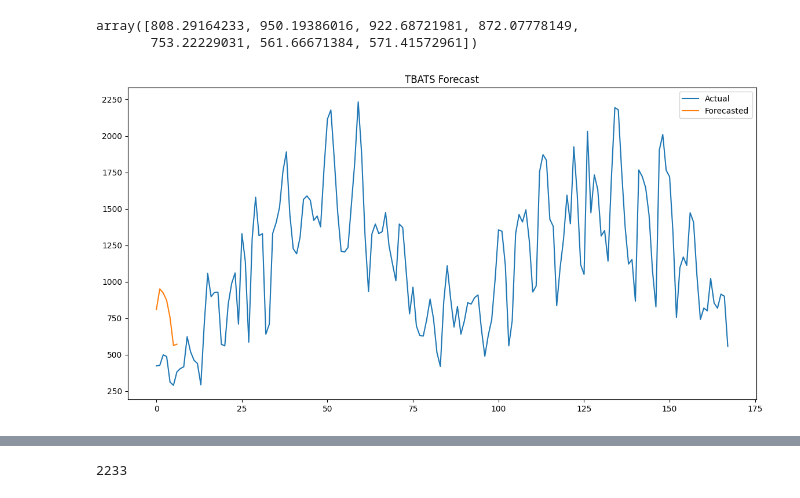
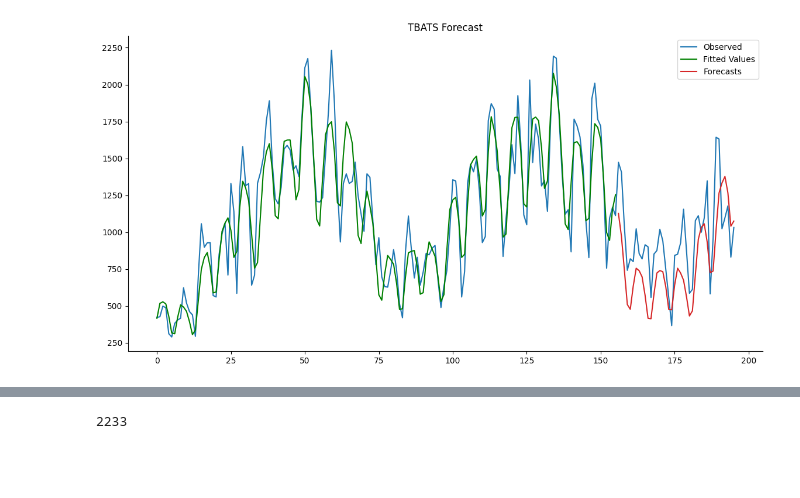
Before and after one commit to tochenan/CitiBike-Demand-Prediction, a Jupyter notebook: src/EDA.ipynb, the cells around one changed output, grey strips where cells are left out. Cells and saved outputs as stored; diff of their text form; code cells hidden in the pictures; blank space fills up the shorter version.

Commit message:
add TBAT forcasting

```diff
--- a/src/EDA.ipynb
+++ b/src/EDA.ipynb
@@ -123,9 +120,0 @@ Critical Value 10%: -2.5769448985432954
-# %%
-# First difference
-demand['diff_1'] = demand['count'] - demand['count'].shift(1)
-
-# Seasonal difference
-demand['seasonal_diff'] = demand['count'] - demand['count'].shift(84)
-
-# Test stationarity again
-test_stationarity(demand['seasonal_diff'].dropna())
@@ -138,14 +121,22 @@ Critical Value 10%: -2.5857126912469153
 # %%
 from tbats import TBATS
-# Create a TBATS estimator
+import matplotlib.pyplot as plt
+
+demand
+
+# Assuming 'bike_count' is the column with the data you want to model
+train_size = int(len(demand) * 0.7)
+train, test = demand['count'][:train_size], demand['count'][train_size:]
+# Create a TBATS estimator specifying the seasonal periods
+# Here you need to know your data's seasonal periods, e.g., 24 hours, 7 days
 estimator = TBATS(seasonal_periods=[7, 7*12])
 
-y = demand['count']
 # Fit the model
-model = estimator.fit(y)
+model = estimator.fit(train)
 
 # Summarize model effects
 print(model.summary())
 
-# Forecast future values
-forecasts = model.forecast(steps=7)  # Forecasting next two days
+# Forecast future values, e.g., forecast the next 48 hours
+tbats_fitted = model.y_hat
+tbats_forecasts = model.forecast(steps=len(test))
@@ -174,15 +143,19 @@ KeyError: 'bike_count'
-# %%
-forecasts
-# %% [output]
-array([808.29164233, 950.19386016, 922.68721981, 872.07778149,
-       753.22229031, 561.66671384, 571.41572961])
 # %%
 # Plotting the results
 plt.figure(figsize=(14, 7))
-plt.plot(demand.index[-168:], demand['count'].tail(168), label='Actual')
-plt.plot(forecasts, label='Forecasted')
+plt.plot(demand['count'], label='Observed')
+
+fitted_values = model.y_hat
+original_index = range(len(train))
+forecast_index = range(len(train), len(train) + len(test))
+
+plt.plot(original_index, tbats_fitted, label='Fitted Values', color='green')
+plt.plot(forecast_index, tbats_forecasts, label='Forecasts', color='Tab:red')
+
+
 plt.title('TBATS Forecast')
 plt.legend()
+sns.despine()
 plt.show()
 # %% [output]
-[figure, old version]
+[figure, new version]
```
Also changed, not shown: parts of 13 cells of this notebook, 3 other files.
